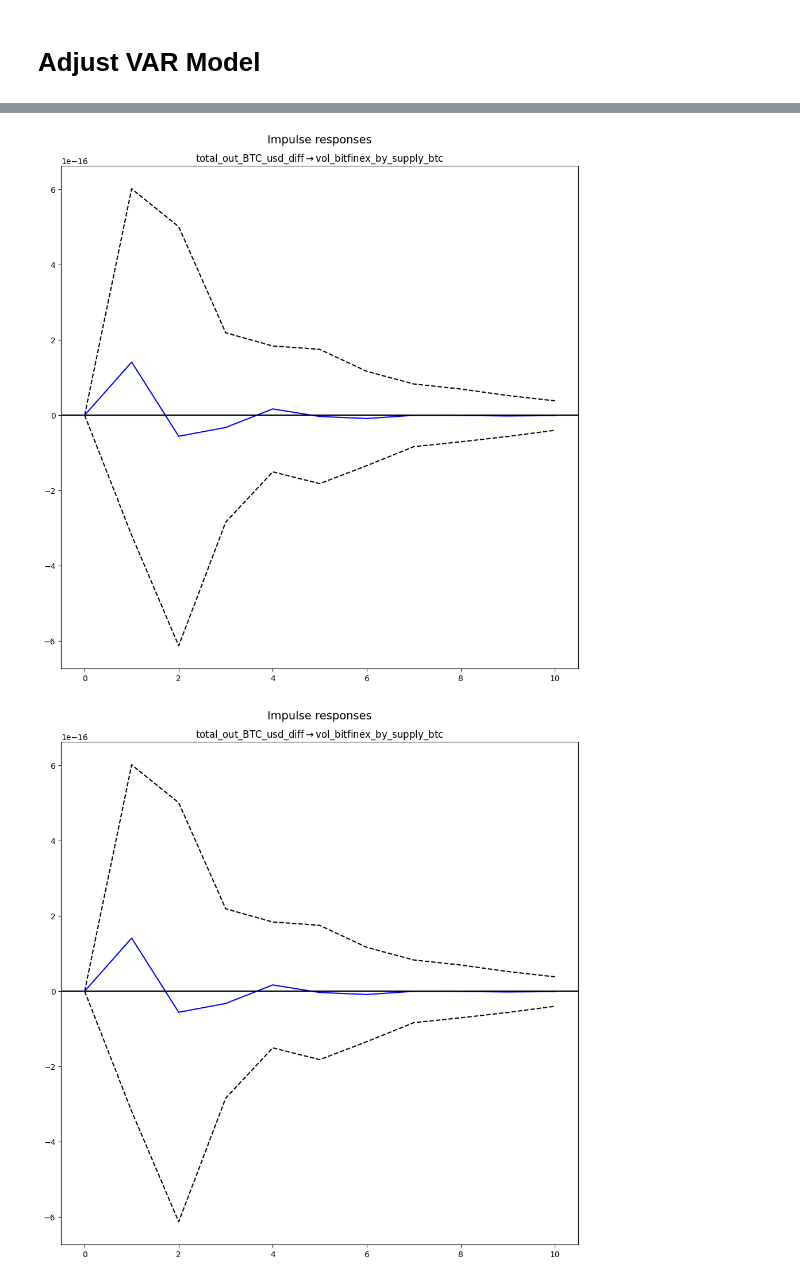
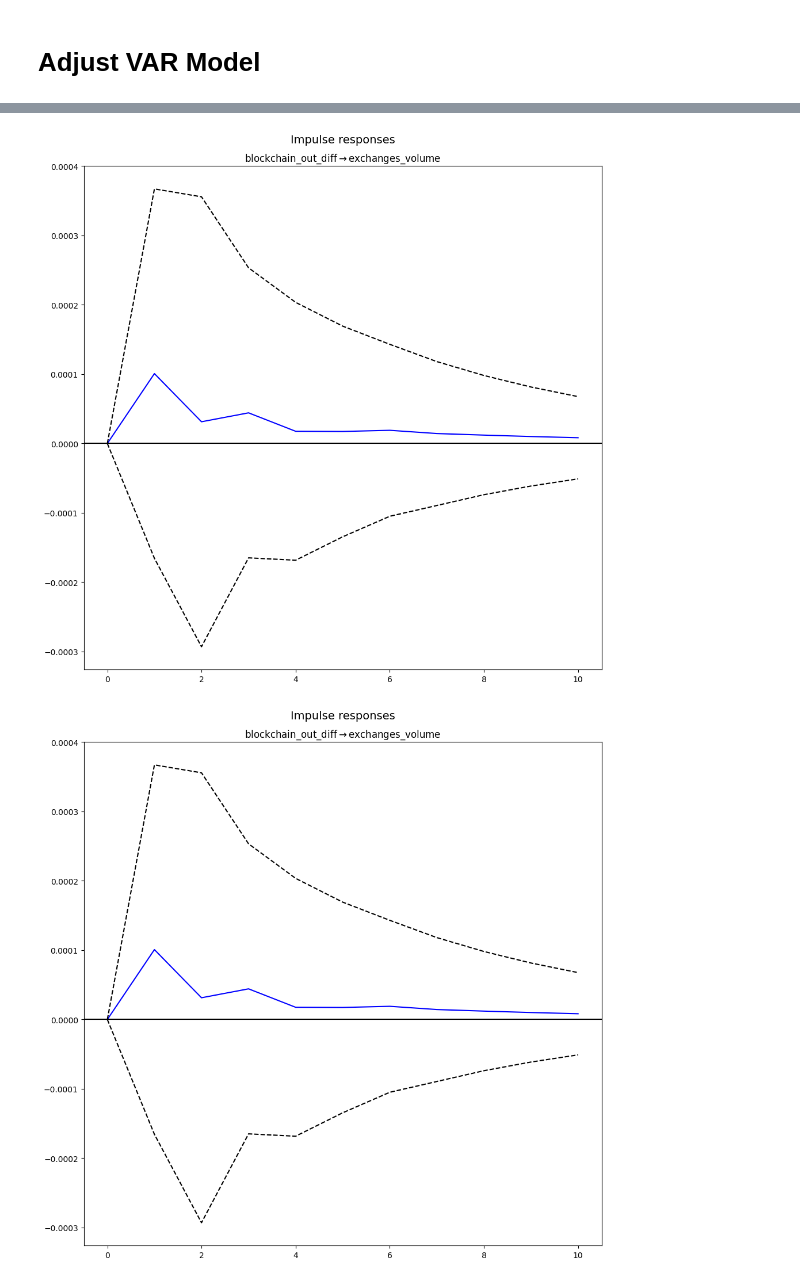
Before and after one commit to Moises-mfg/Analise-exploratoria-blockchain-Bitcoin, a Jupyter notebook: svar_bitcoin_3.ipynb, the cells around one changed output, grey strips where cells are left out. Saved outputs shown, nothing was run; the diff lists cells and outputs as text; code cells hidden in the pictures.

```diff
--- a/svar_bitcoin_3.ipynb
+++ b/svar_bitcoin_3.ipynb
@@ -171,0 +122,7 @@ Length: 1292, dtype: float64
+# %%
+df_agregated = df_fred_with_nas.copy()
+df_agregated = df_agregated.merge(total_out_BTC_USD_by_btc_supply, on="Date", how="left")
+df_agregated = df_agregated.merge(df_all_exchanges_volume_by_btc_supply, on="Date", how="left")
+df_agregated.dropna(inplace=True)
+df_agregated.index = df_agregated["Date"]
+df_agregated
@@ -178,8 +150,7 @@ def test_stationarity(series):
 
     if p_value <= 0.05:
         print("A série é estacionária.")
+        return True
     else:
         print("A série não é estacionária.")
-
-test_stationarity(total_out_BTC_USD["total_out_BTC_usd"])
-test_stationarity(df_all_exchanges_volume["df_all_exchanges_volume"])
+        return False
@@ -250,0 +157,13 @@ df_var
+# %%
+df_fed_stationary = pd.DataFrame()
+df_fed_stationary.index= df_agregated["Date"]
+for col in df_agregated.columns:
+    if col != "Date":
+        print(col)
+        result = test_stationarity(df_agregated[col])
+        if result:
+            df_fed_stationary[col] = df_agregated[col]
+        else:
+            df_fed_stationary[f"{col}_diff"] = df_agregated[col].diff()
+df_fed_stationary.dropna(inplace=True)
+df_fed_stationary
@@ -250,0 +201,3 @@ df_var
+# %%
+df_var = df_fed_stationary
+df_var
@@ -287,10 +257,10 @@ Previsões:
 # %%
 # Analisando o efeito de um choque nas variáveis (por exemplo, um aumento de 10 no PIB)
 irf = result.irf(10)
-irf.plot(impulse='total_out_BTC_usd_diff', response='df_all_exchanges_volume')
+irf.plot(impulse='blockchain_out_diff', response='exchanges_volume')
 # %% [output]
-[figure, old version]
+[figure, new version]
-[figure, old version]
+[figure, new version]
 # %%
 # Analisando o efeito de um choque nas variáveis (por exemplo, um aumento de 10 no PIB)
 irf = result.irf(10)
```
Also changed, not shown: parts of 26 cells of this notebook, 1 other file.
